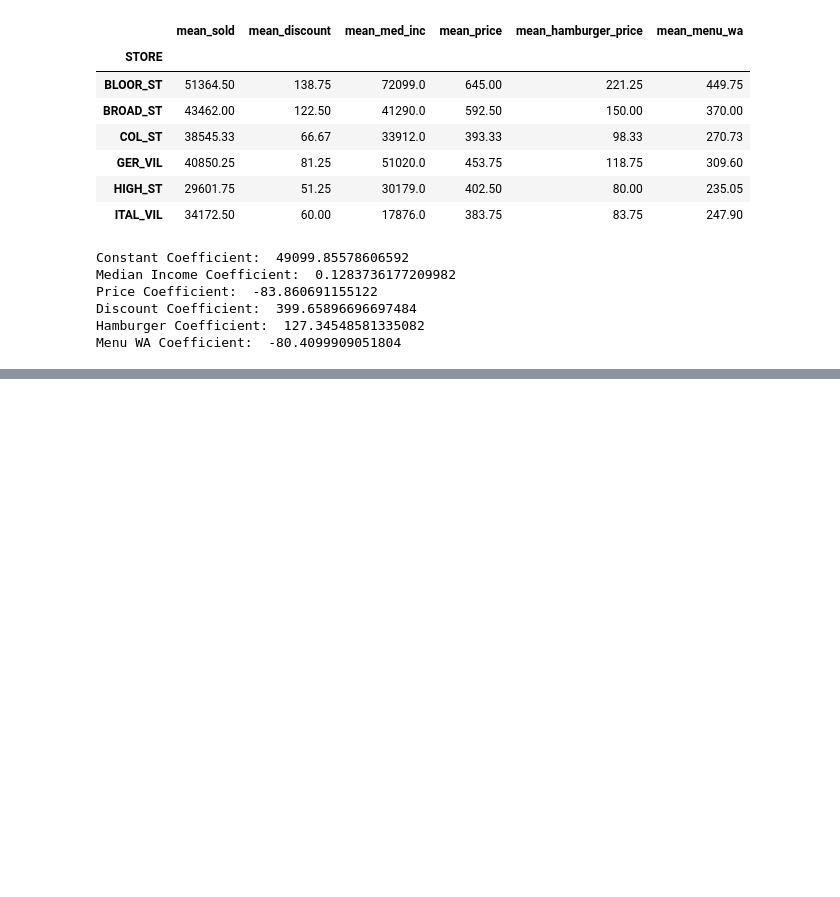
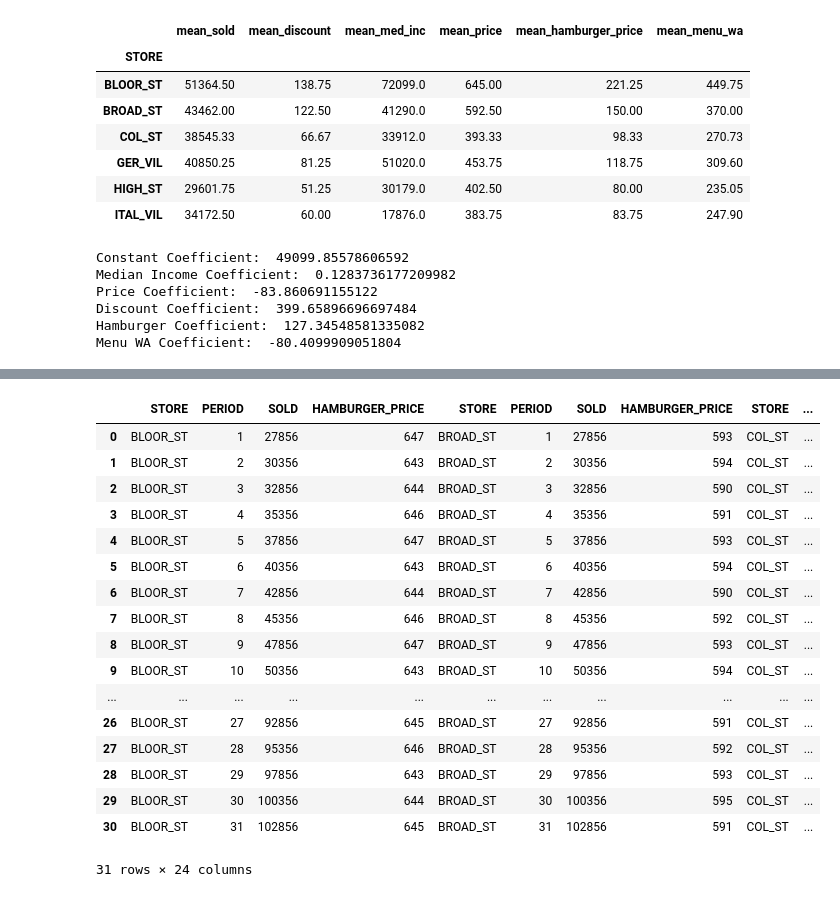
Before and after one commit to gimenopea/MKTG6264-AIMLMktgAutomation, a Jupyter notebook: Case_Study_3_Raw_Code_Analysis.ipynb, the cells around one changed output, grey strips where cells are left out. Cells and saved outputs as stored; diff of their text form; code cells hidden in the pictures; blank space fills up the shorter version.

```diff
--- a/Case_Study_3_Raw_Code_Analysis.ipynb
+++ b/Case_Study_3_Raw_Code_Analysis.ipynb
@@ -275,0 +370,21 @@ averages
+# %%
+pricing_ladder_hamburgers
+# %% [output]
+|  | STORE | PERIOD | SOLD | HAMBURGER_PRICE | STORE | PERIOD | SOLD | HAMBURGER_PRICE | STORE | ... |
+| 0 | BLOOR_ST | 1 | 27856 | 647 | BROAD_ST | 1 | 27856 | 593 | COL_ST | ... |
+| 1 | BLOOR_ST | 2 | 30356 | 643 | BROAD_ST | 2 | 30356 | 594 | COL_ST | ... |
+| 2 | BLOOR_ST | 3 | 32856 | 644 | BROAD_ST | 3 | 32856 | 590 | COL_ST | ... |
+| 3 | BLOOR_ST | 4 | 35356 | 646 | BROAD_ST | 4 | 35356 | 591 | COL_ST | ... |
+| 4 | BLOOR_ST | 5 | 37856 | 647 | BROAD_ST | 5 | 37856 | 593 | COL_ST | ... |
+| 5 | BLOOR_ST | 6 | 40356 | 643 | BROAD_ST | 6 | 40356 | 594 | COL_ST | ... |
+| 6 | BLOOR_ST | 7 | 42856 | 644 | BROAD_ST | 7 | 42856 | 590 | COL_ST | ... |
+| 7 | BLOOR_ST | 8 | 45356 | 646 | BROAD_ST | 8 | 45356 | 592 | COL_ST | ... |
+| 8 | BLOOR_ST | 9 | 47856 | 647 | BROAD_ST | 9 | 47856 | 593 | COL_ST | ... |
+| 9 | BLOOR_ST | 10 | 50356 | 643 | BROAD_ST | 10 | 50356 | 594 | COL_ST | ... |
+| ... | ... | ... | ... | ... | ... | ... | ... | ... | ... | ... |
+| 26 | BLOOR_ST | 27 | 92856 | 645 | BROAD_ST | 27 | 92856 | 591 | COL_ST | ... |
+| 27 | BLOOR_ST | 28 | 95356 | 646 | BROAD_ST | 28 | 95356 | 592 | COL_ST | ... |
+| 28 | BLOOR_ST | 29 | 97856 | 643 | BROAD_ST | 29 | 97856 | 593 | COL_ST | ... |
+| 29 | BLOOR_ST | 30 | 100356 | 644 | BROAD_ST | 30 | 100356 | 595 | COL_ST | ... |
+| 30 | BLOOR_ST | 31 | 102856 | 645 | BROAD_ST | 31 | 102856 | 591 | COL_ST | ... |
+31 rows × 24 columns
```
Also changed, not shown: parts of 8 cells of this notebook.
